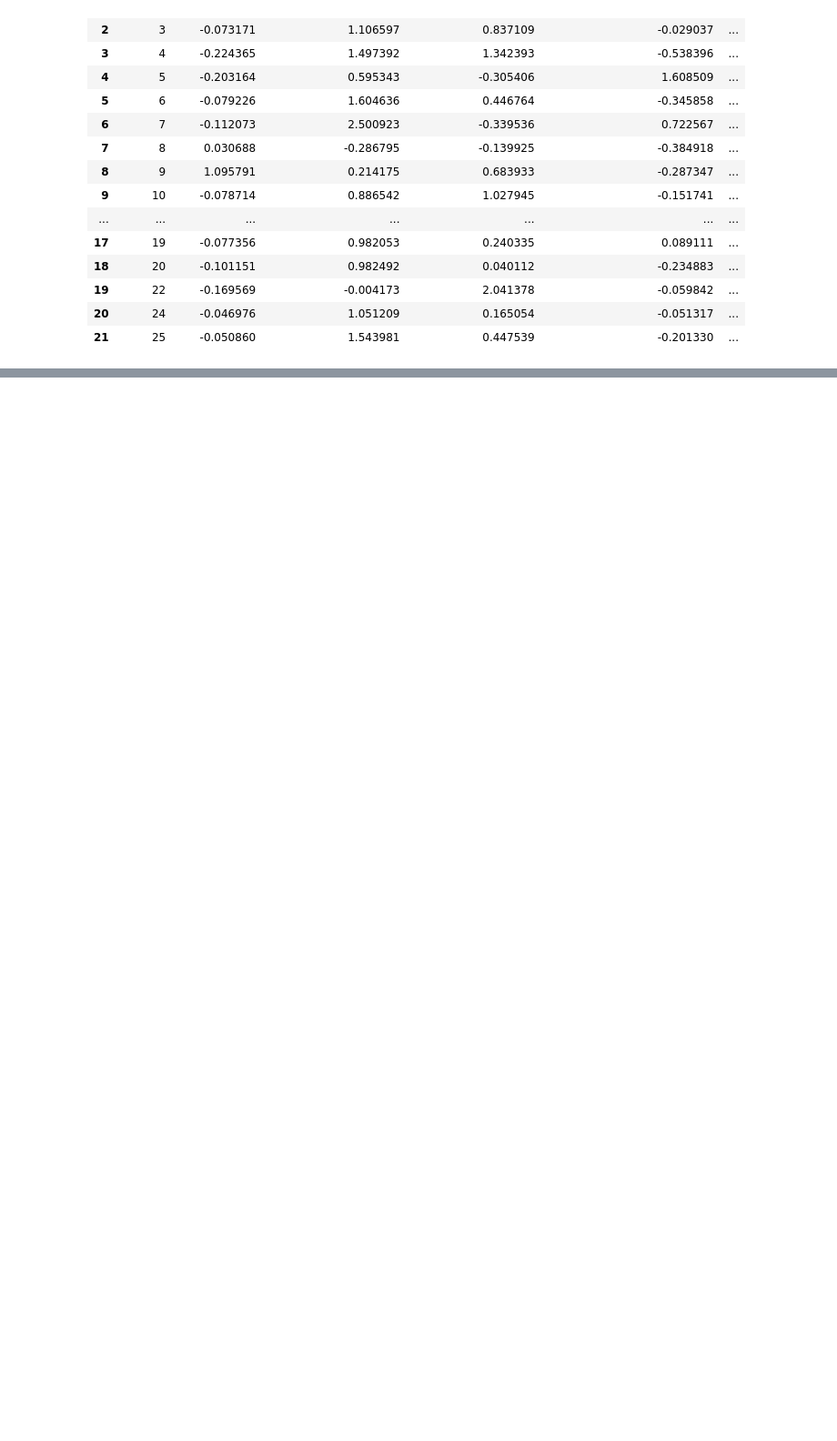
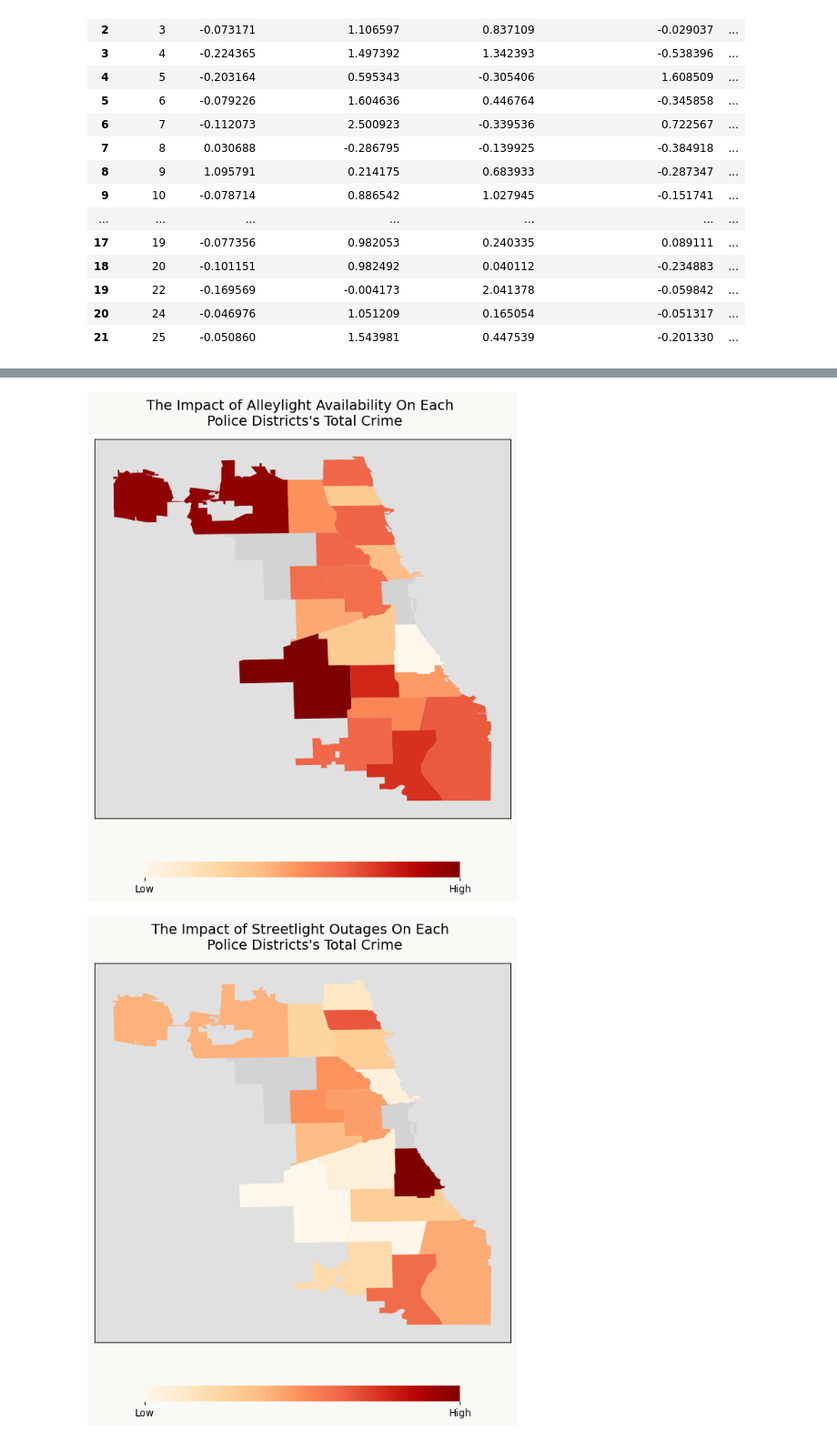
Before and after one commit to evanameyer1/Uncovering-New-Factors-In-Chicago-Crime-through-Regression-Models, a Jupyter notebook: models/notebooks/09_factor_analysis.ipynb, the cells around one changed output, grey strips where cells are left out. Shown at 91% size. Cells and saved outputs as stored; diff of their text form; code cells hidden in the pictures; blank space fills up the shorter version.

Commit message:
visualized factors through heatmaps

```diff
--- a/models/notebooks/09_factor_analysis.ipynb
+++ b/models/notebooks/09_factor_analysis.ipynb
@@ -243,0 +375,2 @@ fig.show()
+# %%
+chicago = gpd.read_file(geodatasets.get_path("geoda.chicago_commpop"))
@@ -243,0 +390,44 @@ fig.show()
+# %%
+def plot_normalized_heatmap(geo_df, factors_df, factor_column, t, title, threshold=0.1, label=True, background=True, savefig=None):
+    merged_gdf = normalize_and_merge(geo_df, factors_df, [t], t)
+    fig, ax = plt.subplots(figsize=(8, 8), facecolor="#f9f9f6")
+    ax.set_facecolor("#e0e0e0")
+
+    if background:
+        chicago.plot(color='lightgrey', alpha=1, ax=ax)
+
+    merged_gdf.plot(column=factor_column, cmap='OrRd', ax=ax)
+
+    sm = plt.cm.ScalarMappable(cmap='OrRd', norm=plt.Normalize(vmin=0, vmax=1))
+    sm.set_array([])
+    cbar = fig.colorbar(sm, ax=ax, orientation="horizontal", fraction=0.036, pad=0.1)
+    cbar.set_ticks([0, 1])  # Set the ticks to only show 0 and 1
+    cbar.ax.set_xticklabels(['Low', 'High'])  # Customize the labels
+
+    # Remove black frame from the colorbar
+    cbar.outline.set_visible(False)
+
+    if label:
+        for _, row in merged_gdf.iterrows():
+            if row[factor_column] > 1 - threshold:
+                plt.text(row.geom.centroid.x, row.geom.centroid.y, s=row[t],
+                    horizontalalignment='center', verticalalignment='center', fontsize=10, color='white', fontweight='bold')
+            elif row[factor_column] < threshold:
+                plt.text(row.geom.centroid.x, row.geom.centroid.y, s=row[t],
+                        horizontalalignment='center', verticalalignment='center', fontsize=10, color='black', fontweight='bold')
+
+    tit = f"The Impact of {factor_column} On Each \n {title}'s Total Crime"
+
+    plt.title(tit, fontsize=14, pad=14)
+    ax.tick_params(left=False, bottom=False, labelleft=False, labelbottom=False)
+
+    if savefig is not None:
+        plt.savefig(savefig)
+
+    plt.show()
+# %%
+for factor_col in factors_by_district.columns[2:]:
+    plot_normalized_heatmap(geo_districts, factors_by_district, factor_col, 'district', 'Police Districts', label=False, savefig=f'../results/analysis/district_{factor_col.replace(' ', '_').lower()}_heatmap.png')
+# %% [output]
+[figure, added]
+[figure, added]
```
Also changed, not shown: parts of 28 cells of this notebook, 15 other files.
